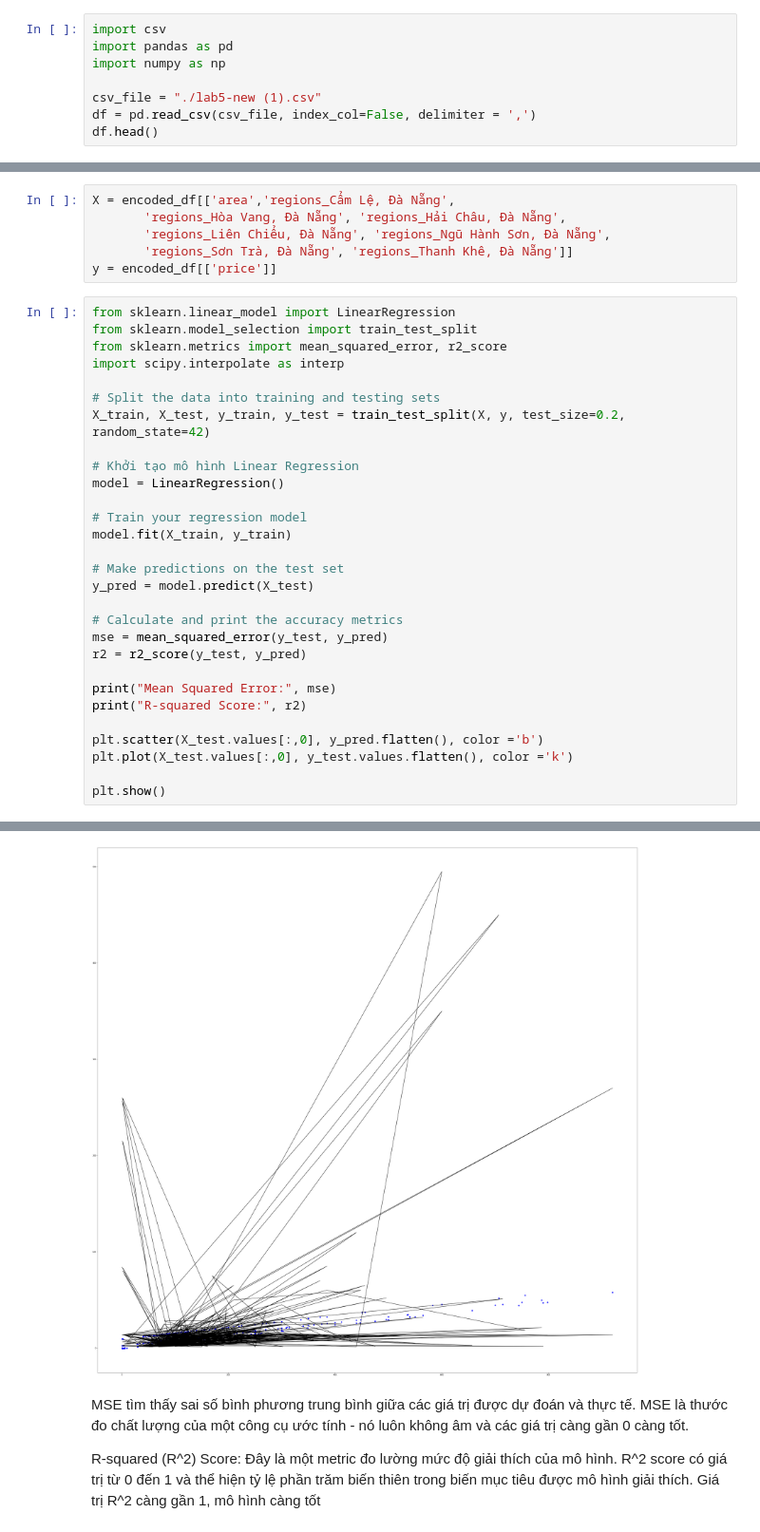
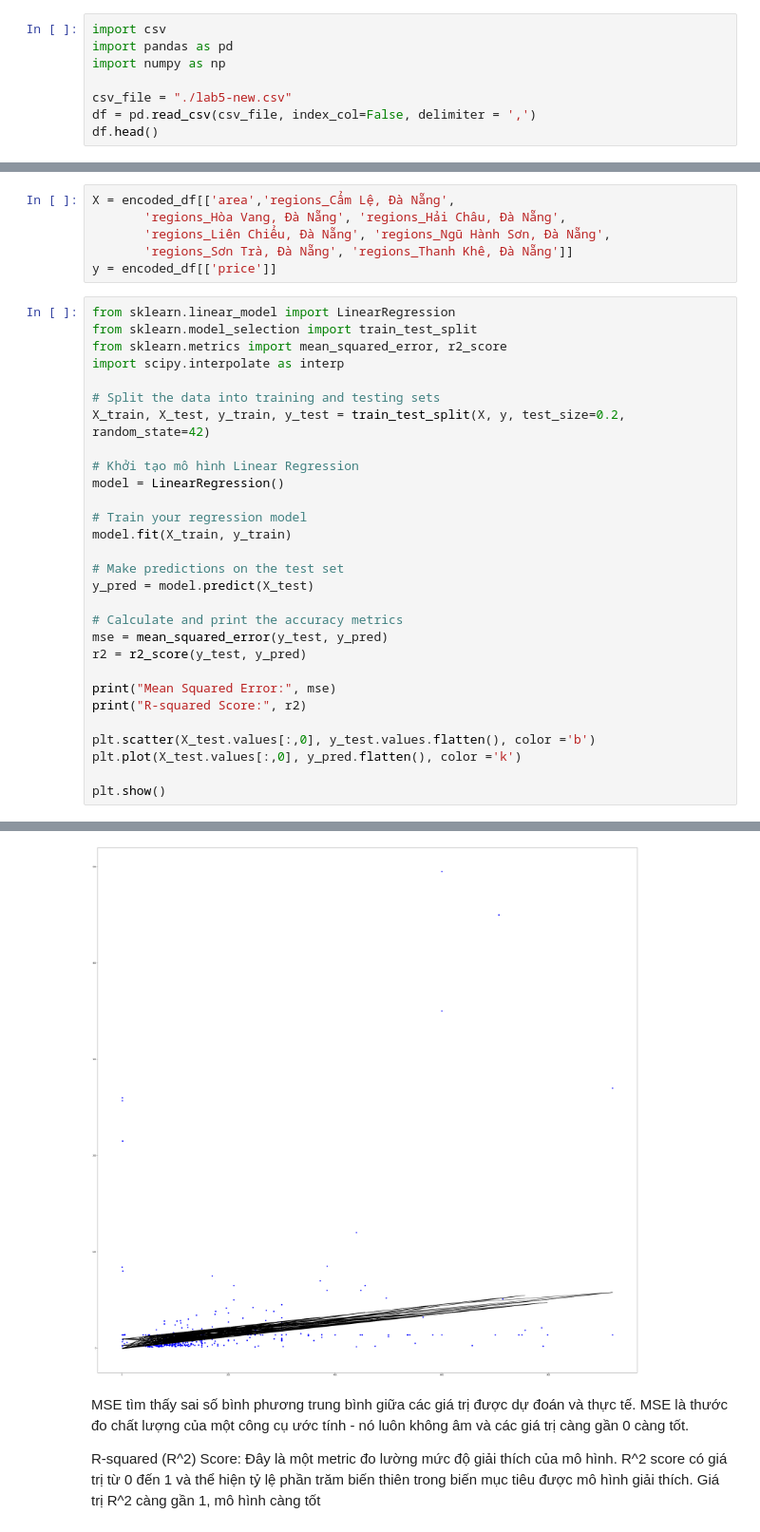
Before and after one commit to ductridev/ADY201M, a Jupyter notebook: Lab-5-plot.ipynb, the cells around one changed output, grey strips where cells are left out. Shown: that part at 95% size. Saved outputs shown, nothing was run; the diff lists cells and outputs as text.

Commit message:
Update Lab-5-plot

```diff
--- a/Lab-5-plot.ipynb
+++ b/Lab-5-plot.ipynb
@@ -15,7 +15,7 @@ import csv
 import pandas as pd
 import numpy as np
 
-csv_file = "./lab5-new (1).csv"
+csv_file = "./lab5-new.csv"
 df = pd.read_csv(csv_file, index_col=False, delimiter = ',')
 df.head()
 # %% [output]
@@ -395,36 +395,36 @@ y = encoded_df[['price']]
 # %%
 from sklearn.linear_model import LinearRegression
 from sklearn.model_selection import train_test_split
 from sklearn.metrics import mean_squared_error, r2_score
 import scipy.interpolate as interp
 
 # Split the data into training and testing sets
 X_train, X_test, y_train, y_test = train_test_split(X, y, test_size=0.2, random_state=42)
 
 # Khởi tạo mô hình Linear Regression
 model = LinearRegression()
 
 # Train your regression model
 model.fit(X_train, y_train)
 
 # Make predictions on the test set
 y_pred = model.predict(X_test)
 
 # Calculate and print the accuracy metrics
 mse = mean_squared_error(y_test, y_pred)
 r2 = r2_score(y_test, y_pred)
 
 print("Mean Squared Error:", mse)
 print("R-squared Score:", r2)
 
-plt.scatter(X_test.values[:,0], y_pred.flatten(), color ='b')
-plt.plot(X_test.values[:,0], y_test.values.flatten(), color ='k')
+plt.scatter(X_test.values[:,0], y_test.values.flatten(), color ='b')
+plt.plot(X_test.values[:,0], y_pred.flatten(), color ='k')
 
 plt.show()
 # %% [output]
 Mean Squared Error: 1215.345251706769
 R-squared Score: 0.11467151765974803
-[figure, old version]
+[figure, new version]
 # %% [markdown]
 MSE tìm thấy sai số bình phương trung bình giữa các giá trị được dự đoán và thực tế. MSE là thước đo chất lượng của một công cụ ước tính - nó luôn không âm và các giá trị càng gần 0 càng tốt.
 
```
Also changed, not shown: parts of 1 cell of this notebook.
